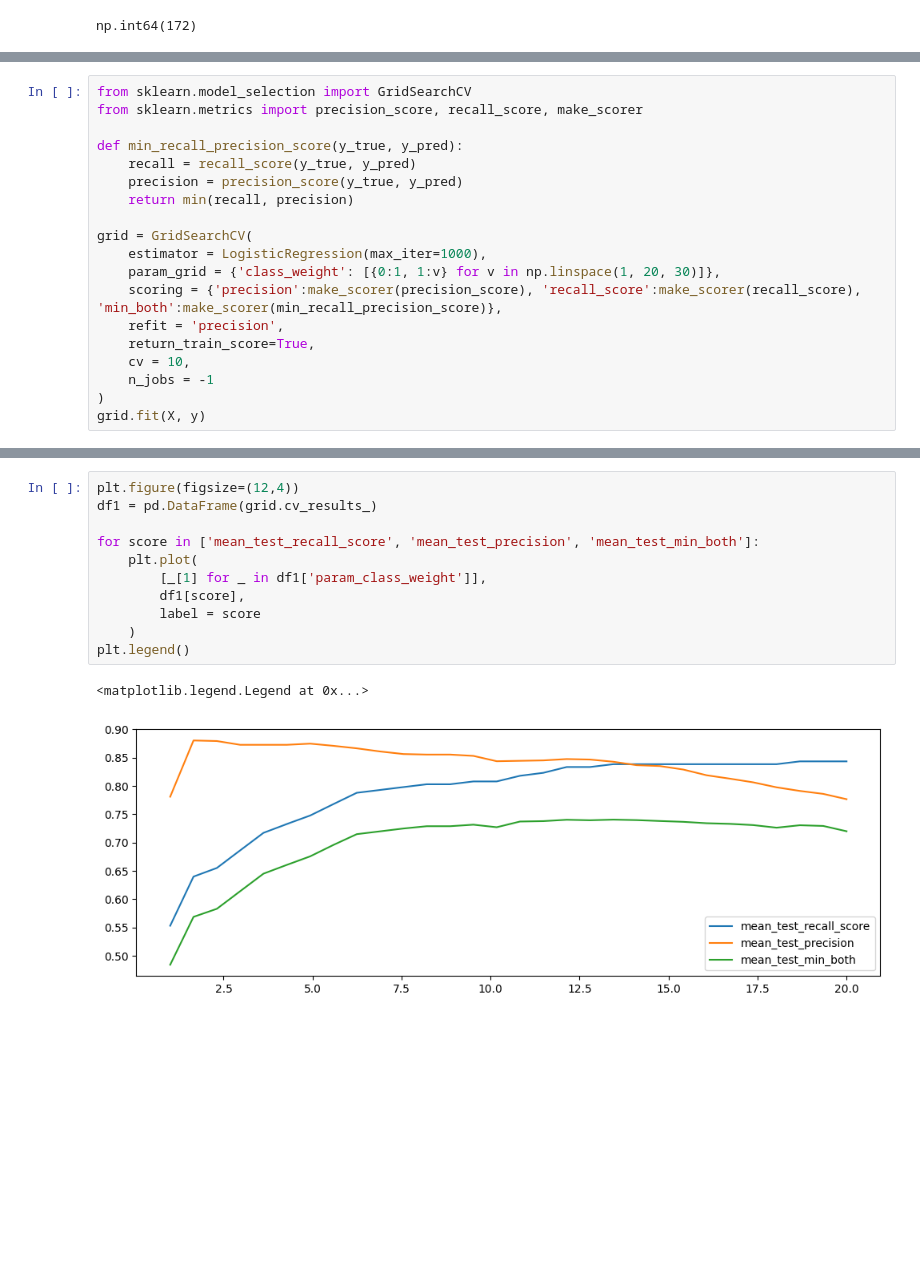
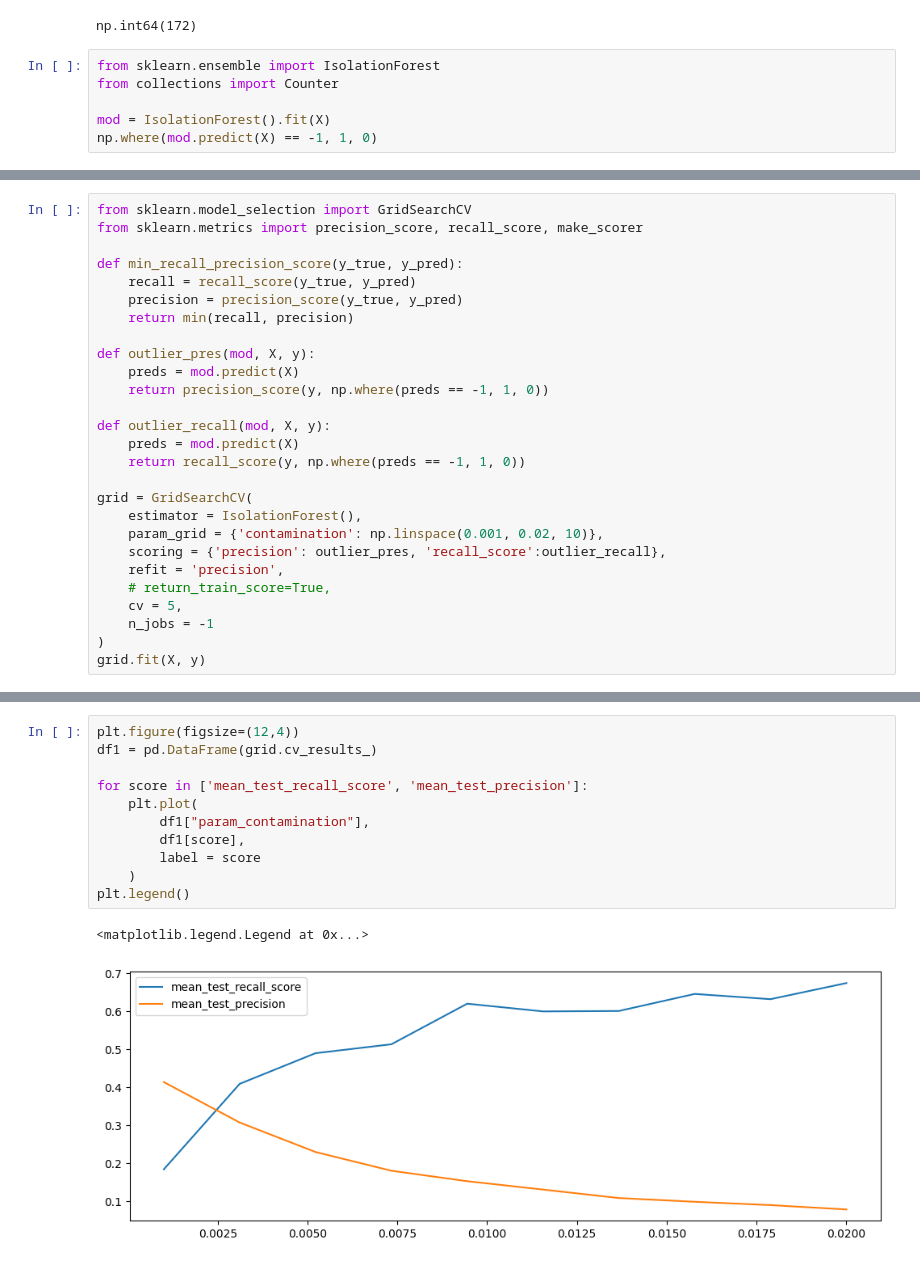
Before and after one commit to arnav1402/EDA-Python-Notebooks, a Jupyter notebook: sk_notebooks/sklearn_3.ipynb, the cells around one changed output, grey strips where cells are left out. Drawn from its saved outputs; the diff is of its cells as text; blank space fills up the shorter version.

Commit message:
updated sklearn_3 with metrics

```diff
--- a/sk_notebooks/sklearn_3.ipynb
+++ b/sk_notebooks/sklearn_3.ipynb
@@ -55,3 +55,9 @@ Type:      method
 log_model.fit(X, y).predict(X).sum()
 # %% [output]
 np.int64(172)
+# %%
+from sklearn.ensemble import IsolationForest
+from collections import Counter
+
+mod = IsolationForest().fit(X)
+np.where(mod.predict(X) == -1, 1, 0)
@@ -64,13 +72,21 @@ def min_recall_precision_score(y_true, y_pred):
     precision = precision_score(y_true, y_pred)
     return min(recall, precision)
 
+def outlier_pres(mod, X, y):
+    preds = mod.predict(X)
+    return precision_score(y, np.where(preds == -1, 1, 0))
+
+def outlier_recall(mod, X, y):
+    preds = mod.predict(X)
+    return recall_score(y, np.where(preds == -1, 1, 0))
+
 grid = GridSearchCV(
-    estimator = LogisticRegression(max_iter=1000),
-    param_grid = {'class_weight': [{0:1, 1:v} for v in np.linspace(1, 20, 30)]},
-    scoring = {'precision':make_scorer(precision_score), 'recall_score':make_scorer(recall_score), 'min_both':make_scorer(min_recall_precision_score)},
+    estimator = IsolationForest(),
+    param_grid = {'contamination': np.linspace(0.001, 0.02, 10)},
+    scoring = {'precision': outlier_pres, 'recall_score':outlier_recall},
     refit = 'precision',
-    return_train_score=True,
-    cv = 10,
+    # return_train_score=True,
+    cv = 5,
     n_jobs = -1
 )
 grid.fit(X, y)
@@ -110,15 +115,15 @@ pd.DataFrame(grid.cv_results_).head(10)
 # %%
 plt.figure(figsize=(12,4))
 df1 = pd.DataFrame(grid.cv_results_)
 
-for score in ['mean_test_recall_score', 'mean_test_precision', 'mean_test_min_both']:
+for score in ['mean_test_recall_score', 'mean_test_precision']:
     plt.plot(
-        [_[1] for _ in df1['param_class_weight']],
+        df1["param_contamination"],
         df1[score],
         label = score
     )
 plt.legend()
 # %% [output]
 <matplotlib.legend.Legend at 0x...>
-[figure, old version]
+[figure, new version]
 # %%
```
Also changed, not shown: parts of 5 cells of this notebook.
